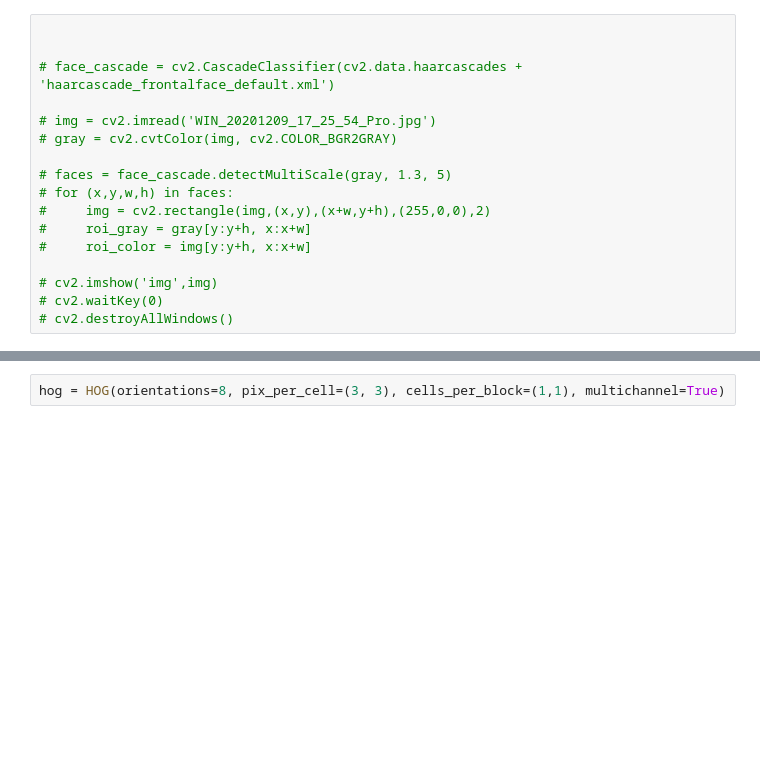
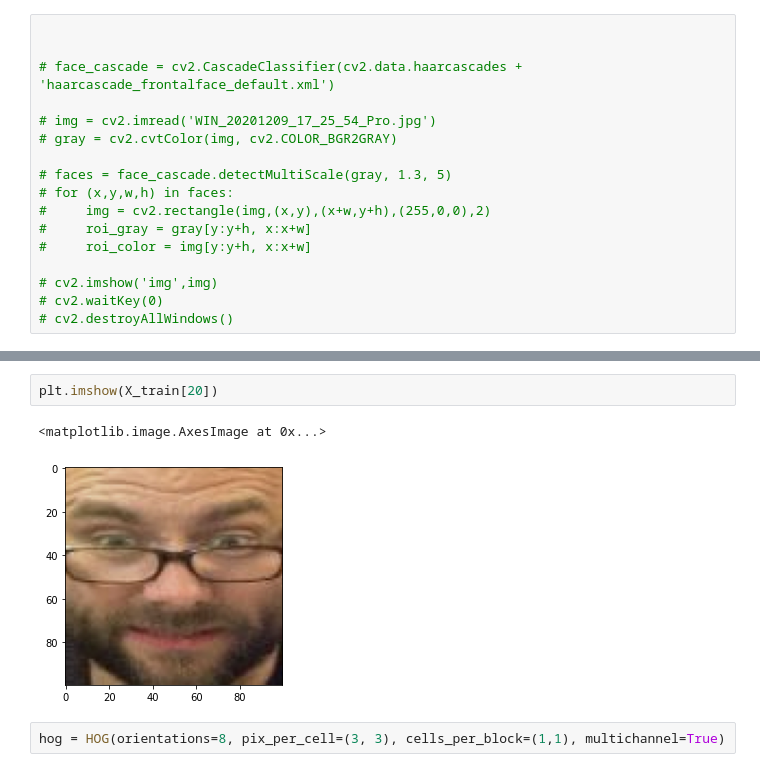
Before and after one commit to brennerswenson/emotion_recognition, a Jupyter notebook: Code/notebooks/initial_exploration.ipynb, the cells around one changed output, grey strips where cells are left out. Drawn from its saved outputs; the diff is of its cells as text; blank space fills up the shorter version.

```diff
--- a/Code/notebooks/initial_exploration.ipynb
+++ b/Code/notebooks/initial_exploration.ipynb
@@ -152,3 +201,8 @@ INFO:__main__:Successfully loaded 9816 images
+# %%
+plt.imshow(X_train[20])
+# %% [output]
+<matplotlib.image.AxesImage at 0x...>
+[figure, added]
 # %%
 hog = HOG(orientations=8, pix_per_cell=(3, 3), cells_per_block=(1,1), multichannel=True)
 # %%
```
Also changed, not shown: parts of 6 cells of this notebook, 6 other files.
